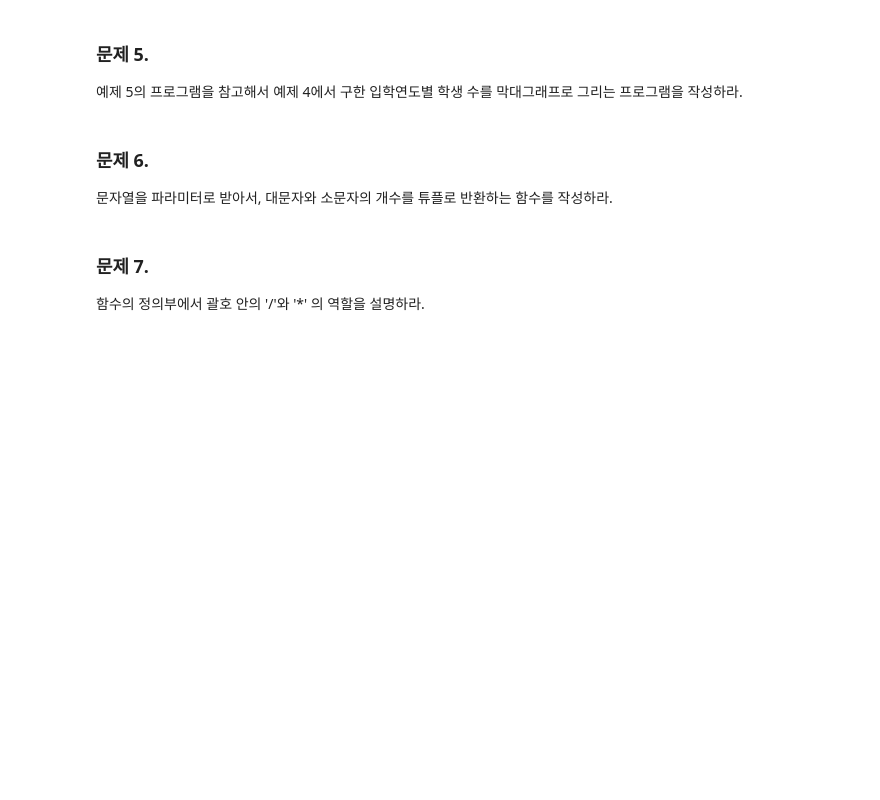
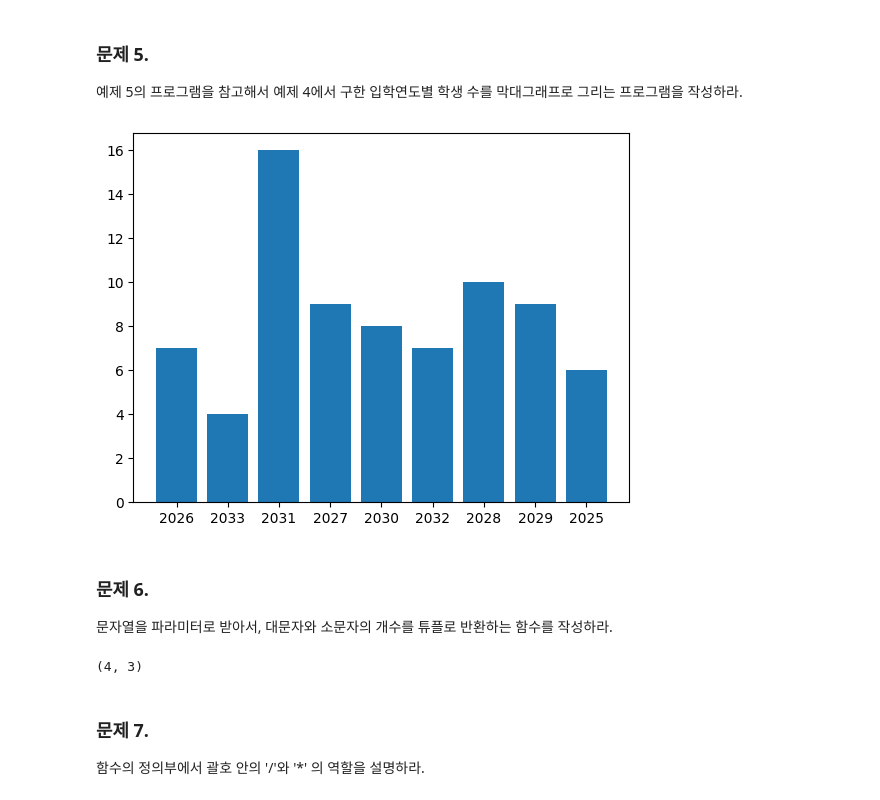
Before and after one commit to minjunkim0205/PythonScientificProgrammingBasics-SeophyungPark, a Jupyter notebook: Src/Week06-2/PSP-2023-02-lab-5-20235128-김민준.ipynb, the cells around one changed output. Saved outputs shown, nothing was run; the diff lists cells and outputs as text; code cells hidden in the pictures; blank space fills up the shorter version.

```diff
--- a/Src/Week06-2/PSP-2023-02-lab-5-20235128-김민준.ipynb
+++ b/Src/Week06-2/PSP-2023-02-lab-5-20235128-김민준.ipynb
@@ -192,3 +200,18 @@ for year in students_year:
 2029 9
 
 2025 6
+# %%
+# 답
+import csv
+
+count_year = dict()
+with open('fake_student_records.csv', mode='r', encoding='utf-8') as csv_file:
+    csv_reader = csv.DictReader(csv_file)
+    for row in csv_reader:
+        temp_year = str(row['학번'][:4])
+        if(count_year.get(temp_year) is None):
+            count_year[temp_year] = int(0)
+        count_year[temp_year] += 1
+
+for key in count_year:
+    print(str(key)+" "+str(count_year[key]), end="\n")
@@ -211,6 +244,24 @@ plt.show()
 ### 문제 5.
 
 예제 5의 프로그램을 참고해서 예제 4에서 구한 입학연도별 학생 수를 막대그래프로 그리는 프로그램을 작성하라.
+# %%
+# 답
+import csv
+import matplotlib.pyplot as plt
+
+count_year = dict()
+with open('fake_student_records.csv', mode='r', encoding='utf-8') as csv_file:
+    csv_reader = csv.DictReader(csv_file)
+    for row in csv_reader:
+        temp_year = str(row['학번'][:4])
+        if(count_year.get(temp_year) is None):
+            count_year[temp_year] = int(0)
+        count_year[temp_year] += 1
+
+plt.bar(count_year.keys(), count_year.values())
+plt.show()
+# %% [output]
+[figure, added]
 # %% [markdown]
 ### 문제 6.
 
@@ -220,3 +269,18 @@ def upper_and_lower(s):
+# %%
+# 답
+def upper_and_lower(s:str) -> tuple:
+    count_upper:int = int(0)
+    count_lower:int = int(0)
+    for c in s:
+        if(('A'<=c)and(c<='Z')):
+            count_upper += 1
+        elif(('a'<=c)and(c<='z')):
+            count_lower += 1
+    return (count_upper, count_lower)
+
+print(upper_and_lower("ABCDabc"), end="")
+# %% [output]
+(4, 3)
 # %% [markdown]
 ### 문제 7.
 
```
Also changed, not shown: parts of 5 cells of this notebook.
